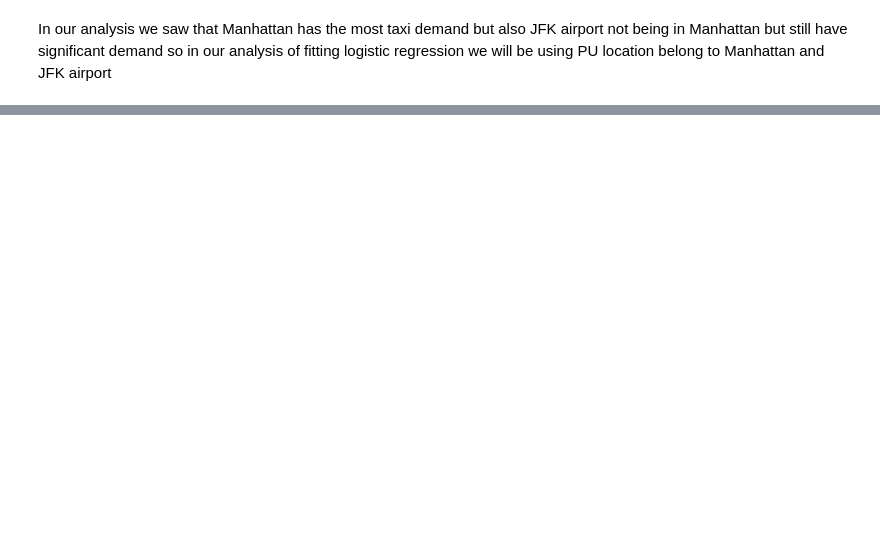
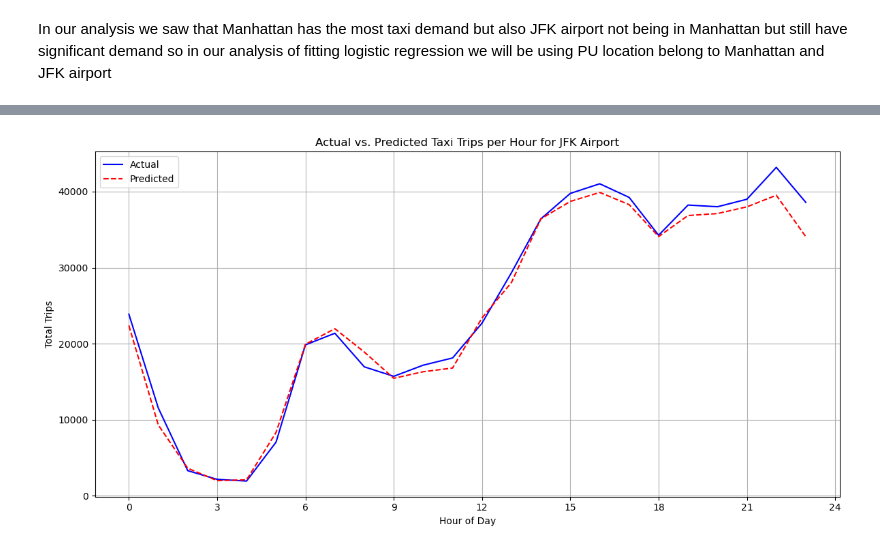
Before and after one commit to umu5/NYC-YellowTaxi-Demand-Analysis, a Jupyter notebook: notebooks/models.ipynb, the cells around one changed output, grey strips where cells are left out. Cells and saved outputs as stored; diff of their text form; code cells hidden in the pictures; blank space fills up the shorter version.

```diff
--- a/notebooks/models.ipynb
+++ b/notebooks/models.ipynb
@@ -233,0 +321,4 @@ only showing top 1 row
+# %%
+plot_graph(y_test_pred, y_test, X_test, JFK_AIRPORT)
+# %% [output]
+[figure, added]
```
Also changed, not shown: parts of 24 cells of this notebook.
